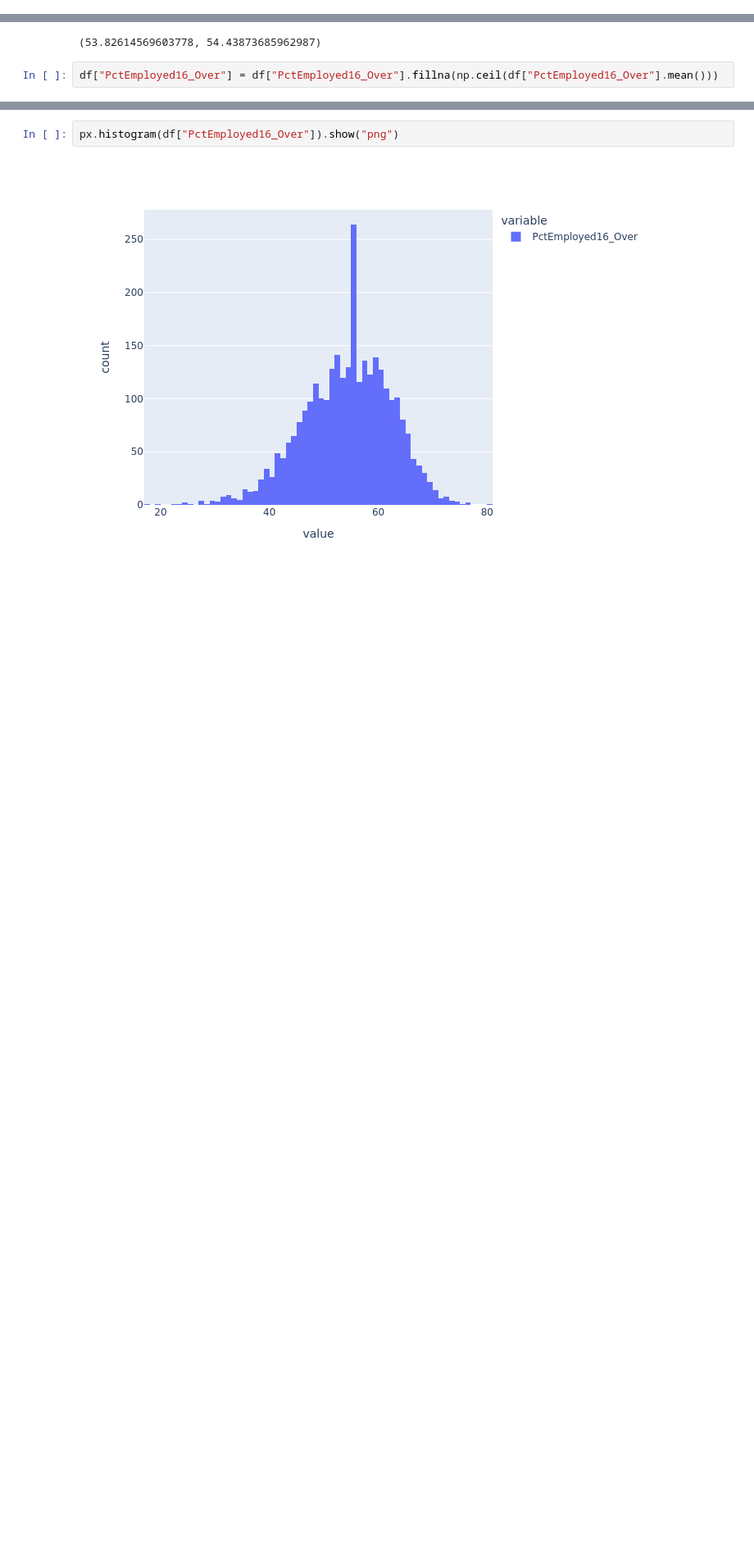
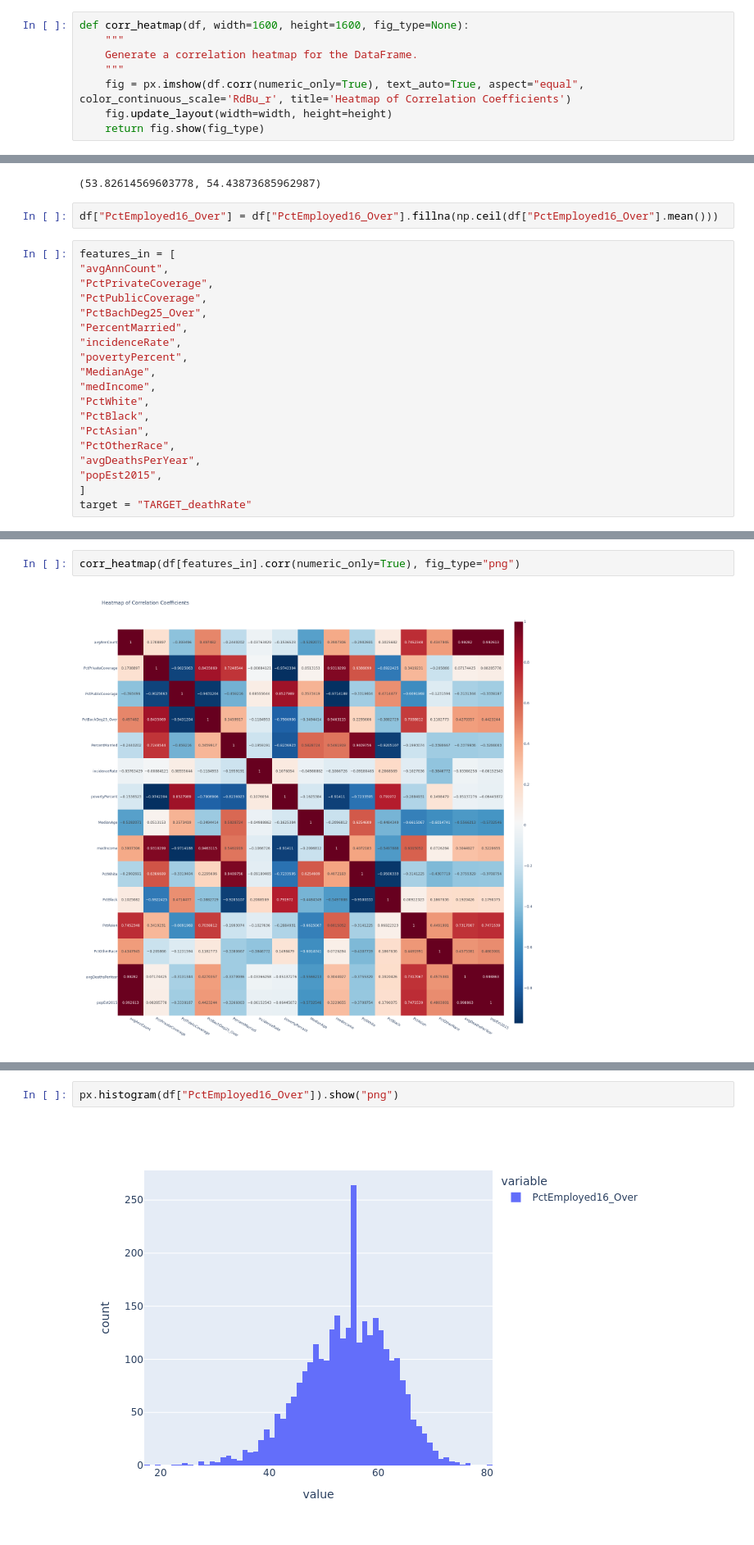
Before and after one commit to HeyLucasLeao/ols-regression-challenge, a Jupyter notebook: experimental_modelling.ipynb, the cells around one changed output, grey strips where cells are left out. Shown at 82% size. Cells and saved outputs as stored; diff of their text form; blank space fills up the shorter version.

```diff
--- a/experimental_modelling.ipynb
+++ b/experimental_modelling.ipynb
@@ -18,6 +18,14 @@ from sklearn.metrics import mean_squared_error, r2_score
 df = pd.read_csv("./data/cancer_reg.csv", encoding='iso-8859-1')
 # %%
 df = df[df['MedianAge'] <= 90]
+# %%
+def corr_heatmap(df, width=1600, height=1600, fig_type=None):
+    """
+    Generate a correlation heatmap for the DataFrame.
+    """
+    fig = px.imshow(df.corr(numeric_only=True), text_auto=True, aspect="equal", color_continuous_scale='RdBu_r', title='Heatmap of Correlation Coefficients')
+    fig.update_layout(width=width, height=height)
+    return fig.show(fig_type)
 # %% [markdown]
 ## Percentage of Total of NaN Data for Each Column
 # %%
@@ -49,3 +57,22 @@ bca.compute_interval(df["PctEmployed16_Over"].dropna(), confidence_level=0.95, s
 (53.82614569603778, 54.43873685962987)
 # %%
 df["PctEmployed16_Over"] = df["PctEmployed16_Over"].fillna(np.ceil(df["PctEmployed16_Over"].mean()))
+# %%
+features_in = [
+"avgAnnCount",
+"PctPrivateCoverage",
+"PctPublicCoverage",
+"PctBachDeg25_Over",
+"PercentMarried",
+"incidenceRate",
+"povertyPercent",
+"MedianAge",
+"medIncome",
+"PctWhite",
+"PctBlack",
+"PctAsian",
+"PctOtherRace",
+"avgDeathsPerYear",
+"popEst2015",
+]
+target = "TARGET_deathRate"
@@ -51,0 +137,4 @@ df["PctEmployed16_Over"] = df["PctEmployed16_Over"].fillna(np.ceil(df["PctEmploy
+# %%
+corr_heatmap(df[features_in].corr(numeric_only=True), fig_type="png")
+# %% [output]
+[figure, added]
```
Also changed, not shown: parts of 51 cells of this notebook.
